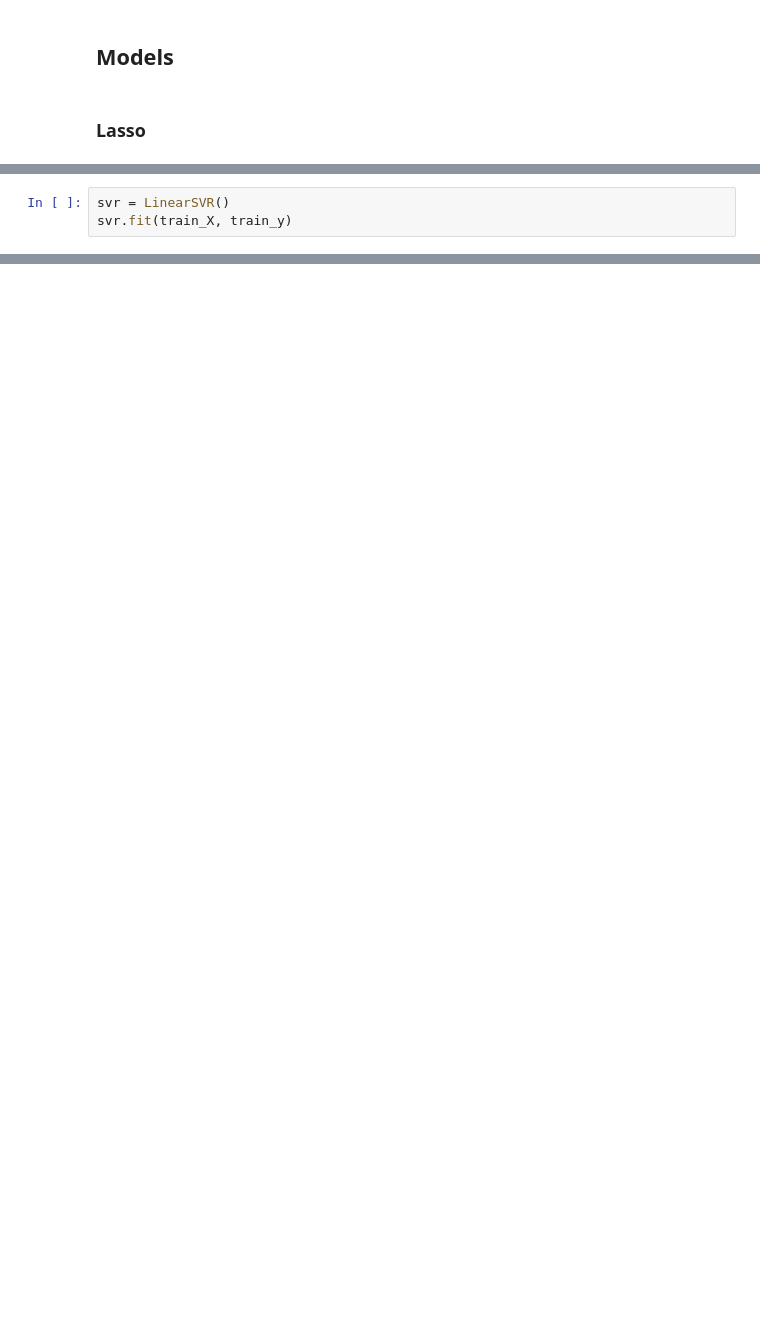
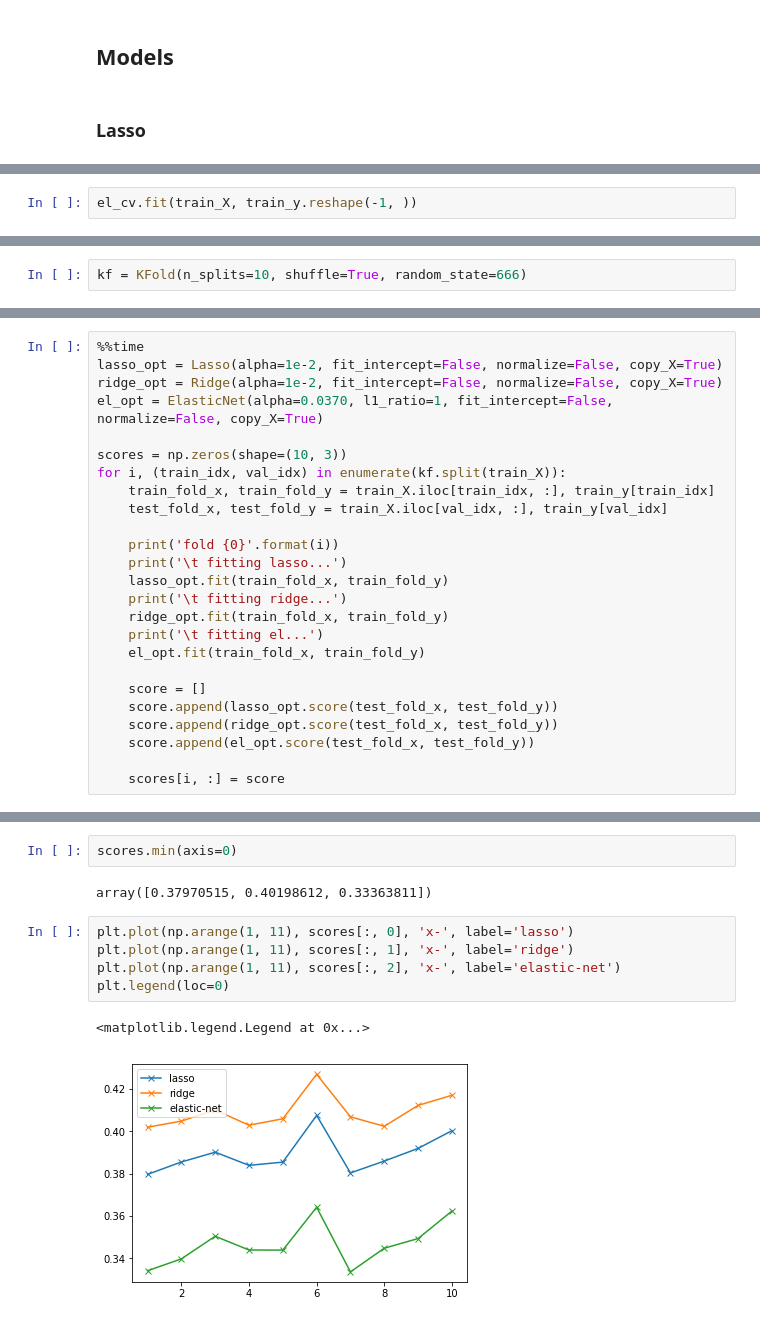
Before and after one commit to DarkestFloyd/DS5500, a Jupyter notebook: Real_World_DS/hw.ipynb, the cells around one changed output, grey strips where cells are left out. Drawn from its saved outputs; the diff is of its cells as text; blank space fills up the shorter version.

```diff
--- a/Real_World_DS/hw.ipynb
+++ b/Real_World_DS/hw.ipynb
@@ -222,0 +286,2 @@ plt.show()
+# %%
+el_cv.fit(train_X, train_y.reshape(-1, ))
@@ -225,3 +308,0 @@ from sklearn.svm import LinearSVR
-# %%
-svr = LinearSVR()
-svr.fit(train_X, train_y)
@@ -334,0 +309,2 @@ NameError: name 'cv_rf' is not defined
+# %%
+kf = KFold(n_splits=10, shuffle=True, random_state=666)
@@ -334,0 +313,25 @@ NameError: name 'cv_rf' is not defined
+# %%
+%%time
+lasso_opt = Lasso(alpha=1e-2, fit_intercept=False, normalize=False, copy_X=True)
+ridge_opt = Ridge(alpha=1e-2, fit_intercept=False, normalize=False, copy_X=True)
+el_opt = ElasticNet(alpha=0.0370, l1_ratio=1, fit_intercept=False, normalize=False, copy_X=True)
+
+scores = np.zeros(shape=(10, 3))
+for i, (train_idx, val_idx) in enumerate(kf.split(train_X)):
+    train_fold_x, train_fold_y = train_X.iloc[train_idx, :], train_y[train_idx]
+    test_fold_x, test_fold_y = train_X.iloc[val_idx, :], train_y[val_idx]
+
+    print('fold {0}'.format(i))
+    print('\t fitting lasso...')
+    lasso_opt.fit(train_fold_x, train_fold_y)
+    print('\t fitting ridge...')
+    ridge_opt.fit(train_fold_x, train_fold_y)
+    print('\t fitting el...')
+    el_opt.fit(train_fold_x, train_fold_y)
+
+    score = []
+    score.append(lasso_opt.score(test_fold_x, test_fold_y))
+    score.append(ridge_opt.score(test_fold_x, test_fold_y))
+    score.append(el_opt.score(test_fold_x, test_fold_y))
+
+    scores[i, :] = score
@@ -334,0 +369,12 @@ NameError: name 'cv_rf' is not defined
+# %%
+scores.min(axis=0)
+# %% [output]
+array([0.37970515, 0.40198612, 0.33363811])
+# %%
+plt.plot(np.arange(1, 11), scores[:, 0], 'x-', label='lasso')
+plt.plot(np.arange(1, 11), scores[:, 1], 'x-', label='ridge')
+plt.plot(np.arange(1, 11), scores[:, 2], 'x-', label='elastic-net')
+plt.legend(loc=0)
+# %% [output]
+<matplotlib.legend.Legend at 0x...>
+[figure, added]
```
Also changed, not shown: parts of 54 cells of this notebook.
